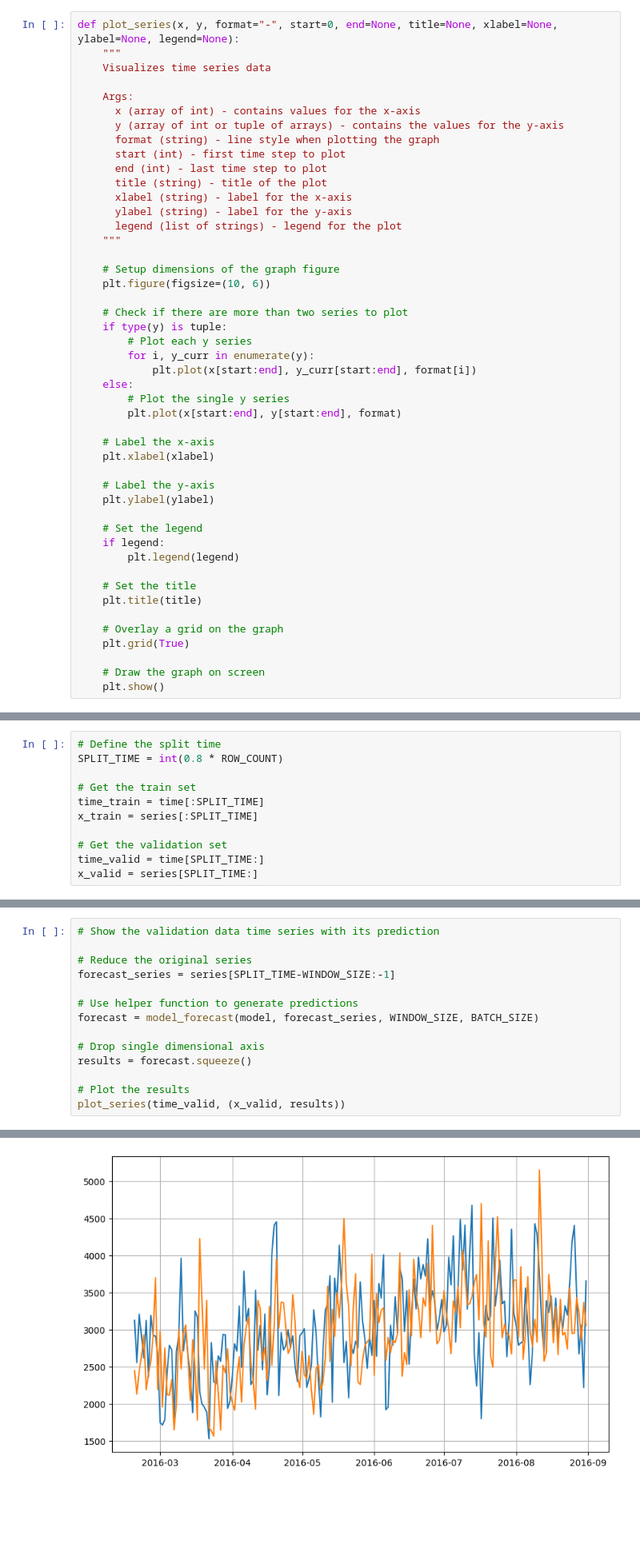
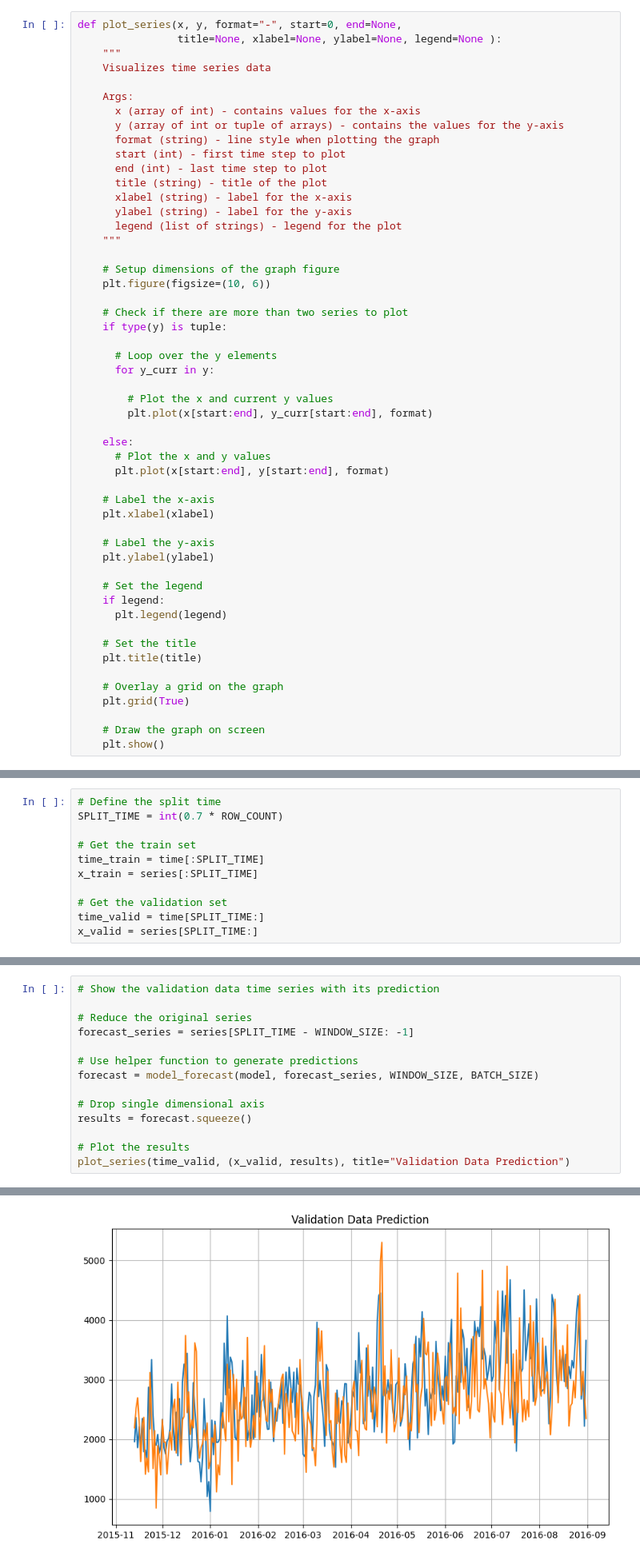
Before and after one commit to FinTrack-BangkitCapstone2024/MachineLearning, a Jupyter notebook: ModelBuilding/model_sales_data.ipynb, the cells around one changed output, grey strips where cells are left out. Shown at 80% size. Cells and saved outputs as stored; diff of their text form; blank space fills up the shorter version.

Commit message:
Improve Model Sales Data

```diff
--- a/ModelBuilding/model_sales_data.ipynb
+++ b/ModelBuilding/model_sales_data.ipynb
@@ -21,7 +11,8 @@ To enable the following instructions: AVX2 AVX512F AVX512_VNNI FMA, in other ope
 # %% [markdown]
 ## Utilities
 # %%
-def plot_series(x, y, format="-", start=0, end=None, title=None, xlabel=None, ylabel=None, legend=None):
+def plot_series(x, y, format="-", start=0, end=None,
+                title=None, xlabel=None, ylabel=None, legend=None ):
     """
     Visualizes time series data
 
@@ -42,12 +33,16 @@ def plot_series(x, y, format="-", start=0, end=None, title=None, xlabel=None, yl
 
     # Check if there are more than two series to plot
     if type(y) is tuple:
-        # Plot each y series
-        for i, y_curr in enumerate(y):
-            plt.plot(x[start:end], y_curr[start:end], format[i])
+
+      # Loop over the y elements
+      for y_curr in y:
+
+        # Plot the x and current y values
+        plt.plot(x[start:end], y_curr[start:end], format)
+
     else:
-        # Plot the single y series
-        plt.plot(x[start:end], y[start:end], format)
+      # Plot the x and y values
+      plt.plot(x[start:end], y[start:end], format)
 
     # Label the x-axis
     plt.xlabel(xlabel)
@@ -57,7 +52,7 @@ def plot_series(x, y, format="-", start=0, end=None, title=None, xlabel=None, yl
 
     # Set the legend
     if legend:
-        plt.legend(legend)
+      plt.legend(legend)
 
     # Set the title
     plt.title(title)
@@ -108,7 +103,7 @@ Number of rows (excluding header): 974
 ## Split the Dataset
 # %%
 # Define the split time
-SPLIT_TIME = int(0.8 * ROW_COUNT)
+SPLIT_TIME = int(0.7 * ROW_COUNT)
 
 # Get the train set
 time_train = time[:SPLIT_TIME]
@@ -320,7 +315,7 @@ def model_forecast(model, series, window_size, batch_size):
 # Show the validation data time series with its prediction
 
 # Reduce the original series
-forecast_series = series[SPLIT_TIME-WINDOW_SIZE:-1]
+forecast_series = series[SPLIT_TIME - WINDOW_SIZE: -1]
 
 # Use helper function to generate predictions
 forecast = model_forecast(model, forecast_series, WINDOW_SIZE, BATCH_SIZE)
@@ -329,5 +324,5 @@ forecast = model_forecast(model, forecast_series, WINDOW_SIZE, BATCH_SIZE)
 results = forecast.squeeze()
 
 # Plot the results
-plot_series(time_valid, (x_valid, results))
+plot_series(time_valid, (x_valid, results), title="Validation Data Prediction")
 # %% [output]
@@ -335,4 +330,4 @@ plot_series(time_valid, (x_valid, results))
-[figure, old version]
+[figure, new version]
 # %%
 # Show the full time series with its prediction
 
```
Also changed, not shown: parts of 6 cells of this notebook, 2 other files.
